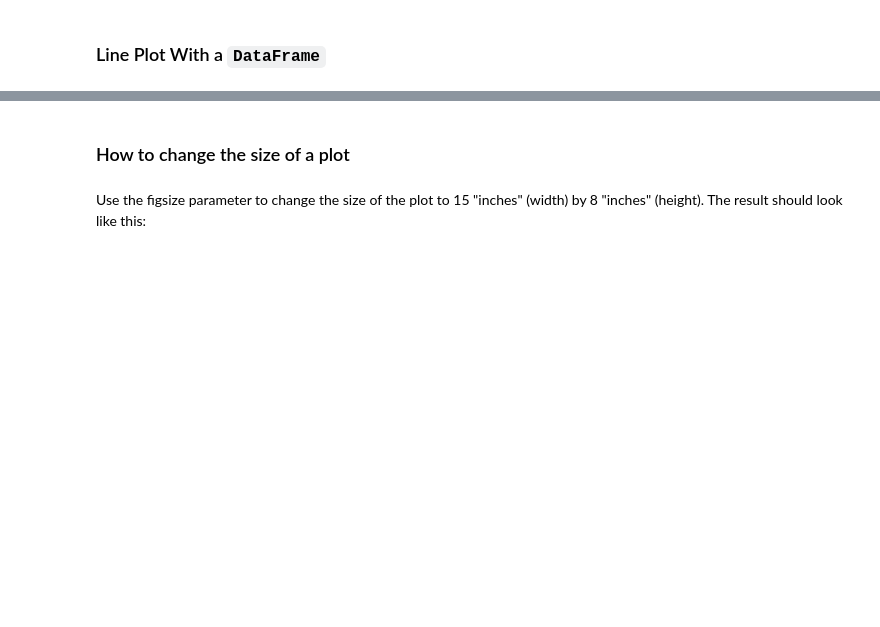
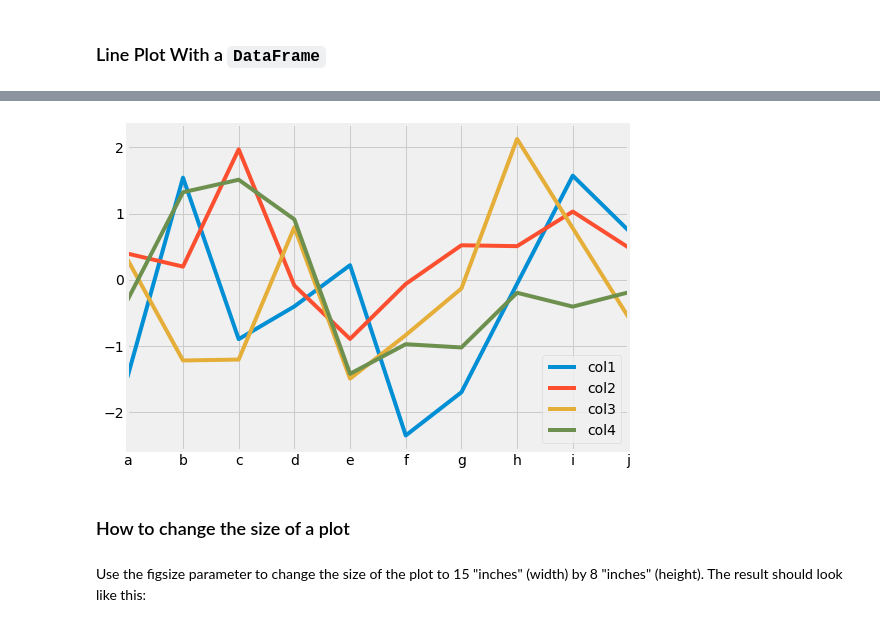
Before and after one commit to ShelyBhogal/data-science, a Jupyter notebook: 05-data-visualization/python-data-viz-lab_NJM_empty.ipynb, the cells around one changed output, grey strips where cells are left out. Drawn from its saved outputs; the diff is of its cells as text; code cells hidden in the pictures; blank space fills up the shorter version.

```diff
--- a/05-data-visualization/python-data-viz-lab_NJM_empty.ipynb
+++ b/05-data-visualization/python-data-viz-lab_NJM_empty.ipynb
@@ -155,3 +219,7 @@ df.head()
+# %%
+df.plot();
+# %% [output]
+[figure, added]
 # %% [markdown]
 ### How to change the size of a plot
 # %% [markdown]
```
Also changed, not shown: parts of 16 cells of this notebook, 3 other files.
